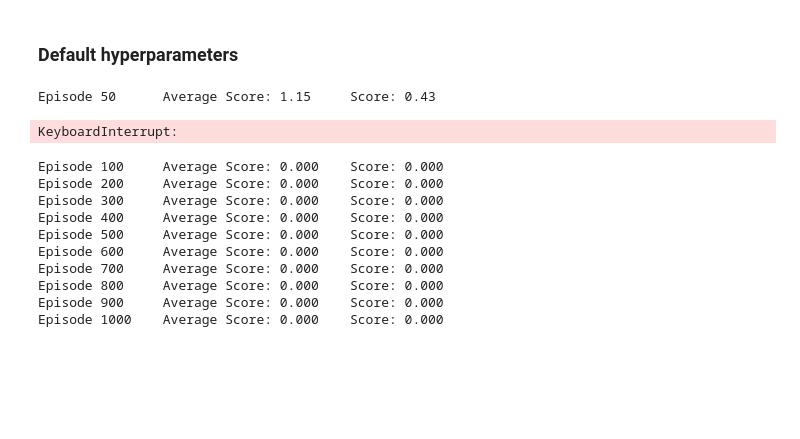
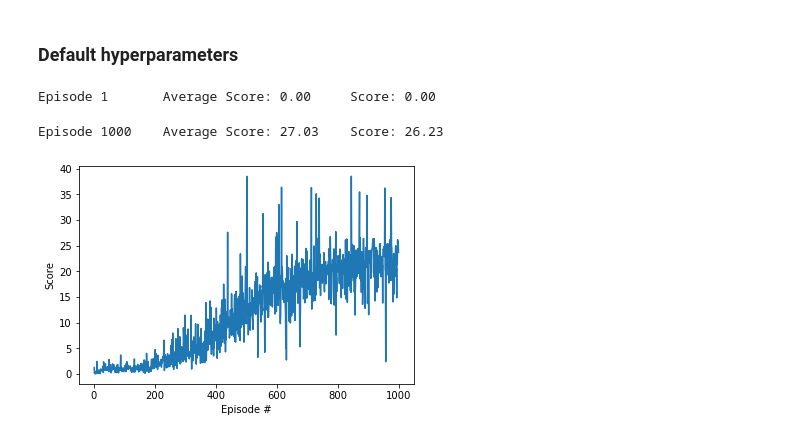
Before and after one commit to andrefmsmith/drlnd_ContinuousCtrlSubmission, a Jupyter notebook: p2_continuous-control/Continuous_Control.ipynb, the cells around one changed output. Drawn from its saved outputs; the diff is of its cells as text; code cells hidden in the pictures; blank space fills up the shorter version.

```diff
--- a/p2_continuous-control/Continuous_Control.ipynb
+++ b/p2_continuous-control/Continuous_Control.ipynb
@@ -129,8 +129,8 @@ BUFFER_SIZE = int(3e6)  # replay buffer size
 BATCH_SIZE = 1024        # minibatch size
 GAMMA = 0.99            # discount factor
 TAU = 1e-3              # for soft update of target parameters
-LR_ACTOR = 1e-3         # learning rate of the actor
-LR_CRITIC = 1e-3        # learning rate of the critic
+LR_ACTOR = 1e-4         # learning rate of the actor
+LR_CRITIC = 2e-4        # learning rate of the critic
 WEIGHT_DECAY = 0.      # L2 weight decay
 update_every = 20
 
@@ -160,18 +160,20 @@ class Agent():
 
         self.tstep = 0
 
-    def step(self, state, action, reward, next_state, done, cycles=5):
+    def step(self, state, action, reward, next_state, done, cycles=3):
         # Commit experience to memory
         self.memory.add(state, action, reward, next_state, done)
 
         self.tstep = (self.tstep +1)%update_every
 
         # Optimise
+        c=0
         if (self.tstep==0):
             if len(self.memory) > BATCH_SIZE:
-                for c in range(cycles):
-                    experiences = self.memory.sample()
+                experiences = self.memory.sample()
+                while c < cycles:
                     self.learn(experiences, GAMMA)
+                    c+=1
 
     def act(self, state, add_noise=True):
         state = torch.from_numpy(state).float().to(device)
@@ -288,30 +292,25 @@ def ddpg(n_episodes=1000, max_t=1000):
         print('\rEpisode {}\tAverage Score: {:.2f}\tScore: {:.2f}'.format(i_episode, np.mean(scores_deque), score), end="")
         if np.mean(scores_deque)>=30.0:
             print('\nEnvironment solved in {:d} episodes!\tAverage Score: {:.2f}'.format(i_episode-100, np.mean(scores_deque)))
-            torch.save(agent.actor_local.state_dict(), 'checkpoint_actor.pth')
-            torch.save(agent.critic_local.state_dict(), 'checkpoint_critic.pth')
+            torch.save(agent.actor_online.state_dict(), 'checkpoint_actor.pth')
+            torch.save(agent.critic_online.state_dict(), 'checkpoint_critic.pth')
             break
 
     return scores
 
 scores = ddpg()
 # %% [output]
-Episode 50      Average Score: 1.15     Score: 0.43
+Episode 1       Average Score: 0.00     Score: 0.00
-KeyboardInterrupt:
+Episode 1000    Average Score: 27.03    Score: 26.23
-# %%
-agent = Agent(state_size, action_size)
-scores = train_ddpg(n_episodes=1000)
-# %% [output]
-Episode 100     Average Score: 0.000    Score: 0.000
-Episode 200     Average Score: 0.000    Score: 0.000
-Episode 300     Average Score: 0.000    Score: 0.000
-Episode 400     Average Score: 0.000    Score: 0.000
-Episode 500     Average Score: 0.000    Score: 0.000
-Episode 600     Average Score: 0.000    Score: 0.000
-Episode 700     Average Score: 0.000    Score: 0.000
-Episode 800     Average Score: 0.000    Score: 0.000
-Episode 900     Average Score: 0.000    Score: 0.000
-Episode 1000    Average Score: 0.000    Score: 0.000
+# %%
+fig = plt.figure()
+ax = fig.add_subplot(111)
+plt.plot(np.arange(1, len(scores)+1), scores)
+plt.ylabel('Score')
+plt.xlabel('Episode #')
+plt.show()
+# %% [output]
+[figure, added]
 # %%
 env.close()
 # %%
```
Also changed, not shown: parts of 3 cells of this notebook, 3 other files.
